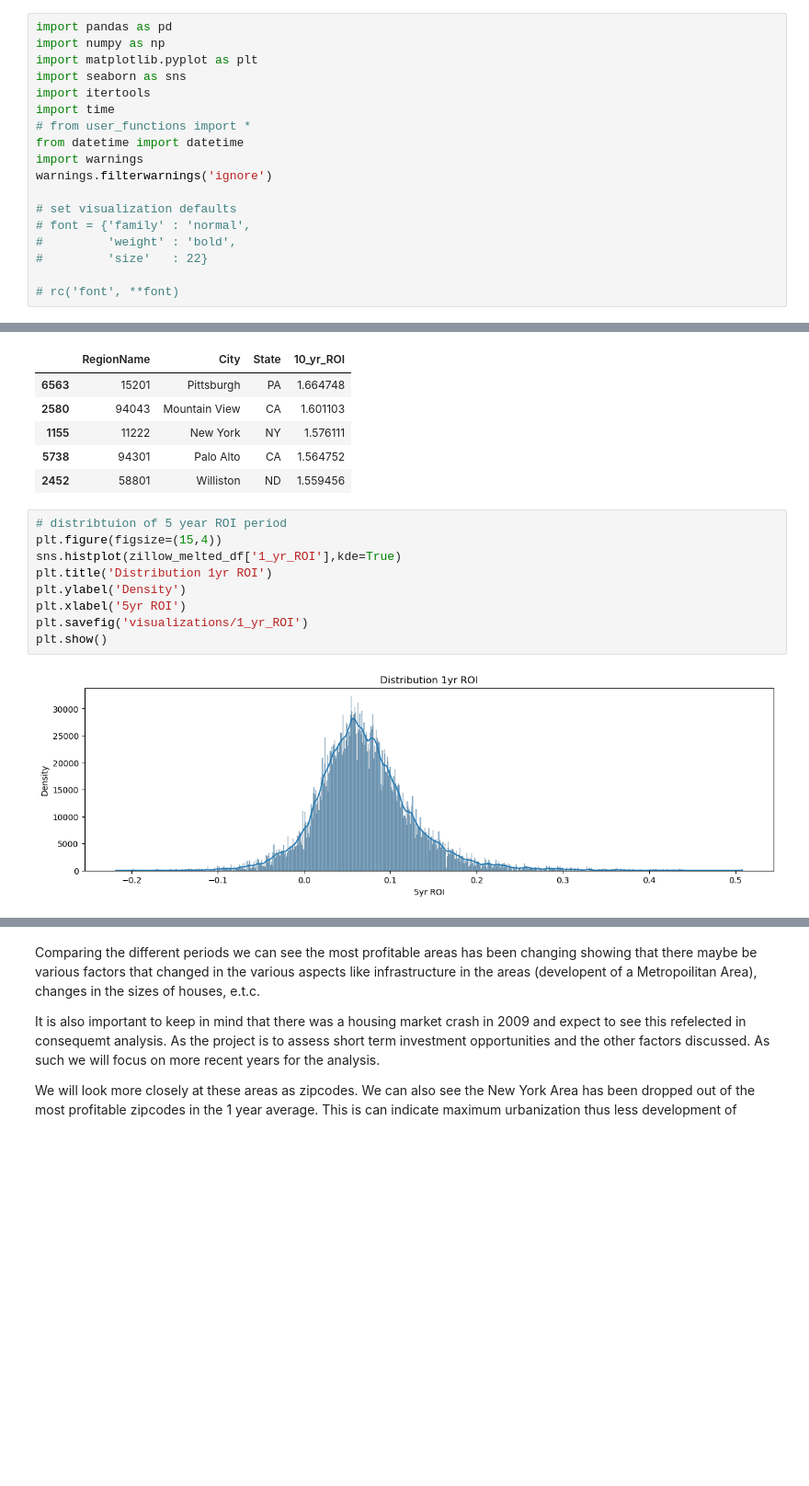
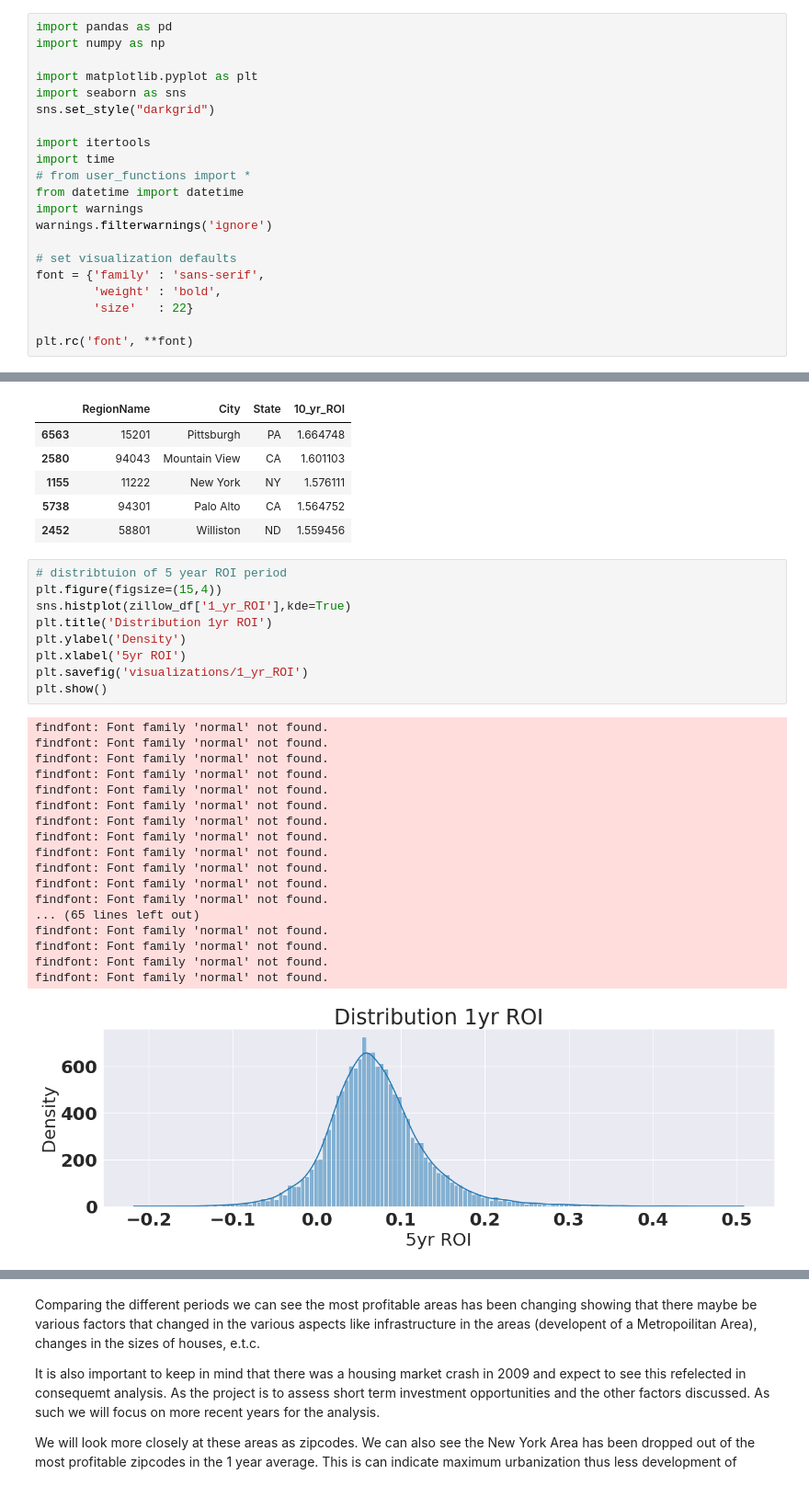
Before and after one commit to kafura0/Real_Estate_Price_Forecasting, a Jupyter notebook: student_notebook.ipynb, the cells around one changed output, grey strips where cells are left out. Shown at 92% size. Drawn from its saved outputs; the diff is of its cells as text; blank space fills up the shorter version.

```diff
--- a/student_notebook.ipynb
+++ b/student_notebook.ipynb
@@ -34,8 +34,11 @@ There are 14,723 rows and 272 variables:
 # %%
 import pandas as pd
 import numpy as np
+
 import matplotlib.pyplot as plt
 import seaborn as sns
+sns.set_style("darkgrid")
+
 import itertools
 import time
 # from user_functions import *
@@ -44,11 +47,11 @@ import warnings
 warnings.filterwarnings('ignore')
 
 # set visualization defaults
-# font = {'family' : 'normal',
-#         'weight' : 'bold',
-#         'size'   : 22}
+font = {'family' : 'sans-serif',
+        'weight' : 'bold',
+        'size'   : 22}
 
-# rc('font', **font)
+plt.rc('font', **font)
 # %% [markdown]
 # READING THE DATASETS
 # %%
@@ -306,14 +309,31 @@ zillow_df.sort_values('10_yr_ROI',ascending=False).head()[['RegionName','City','
 # %%
 # distribtuion of 5 year ROI period
 plt.figure(figsize=(15,4))
-sns.histplot(zillow_melted_df['1_yr_ROI'],kde=True)
+sns.histplot(zillow_df['1_yr_ROI'],kde=True)
 plt.title('Distribution 1yr ROI')
 plt.ylabel('Density')
 plt.xlabel('5yr ROI')
 plt.savefig('visualizations/1_yr_ROI')
 plt.show()
 # %% [output]
+findfont: Font family 'normal' not found.
+findfont: Font family 'normal' not found.
+findfont: Font family 'normal' not found.
+findfont: Font family 'normal' not found.
+findfont: Font family 'normal' not found.
+findfont: Font family 'normal' not found.
+findfont: Font family 'normal' not found.
+findfont: Font family 'normal' not found.
+findfont: Font family 'normal' not found.
+findfont: Font family 'normal' not found.
+findfont: Font family 'normal' not found.
+findfont: Font family 'normal' not found.
+... (65 lines left out)
+findfont: Font family 'normal' not found.
+findfont: Font family 'normal' not found.
+findfont: Font family 'normal' not found.
+findfont: Font family 'normal' not found.
-[figure, old version]
+[figure, new version]
 # %%
 # distribtuion of 5 year ROI period
 plt.figure(figsize=(15,4))
```
Also changed, not shown: parts of 24 cells of this notebook, 8 other files.
